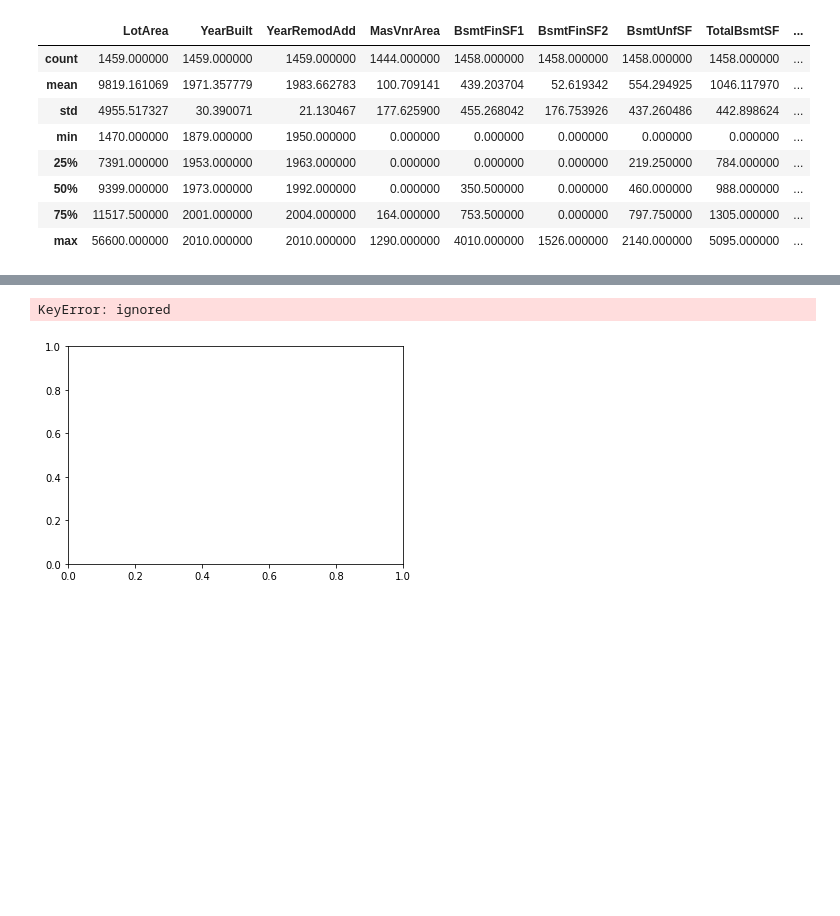
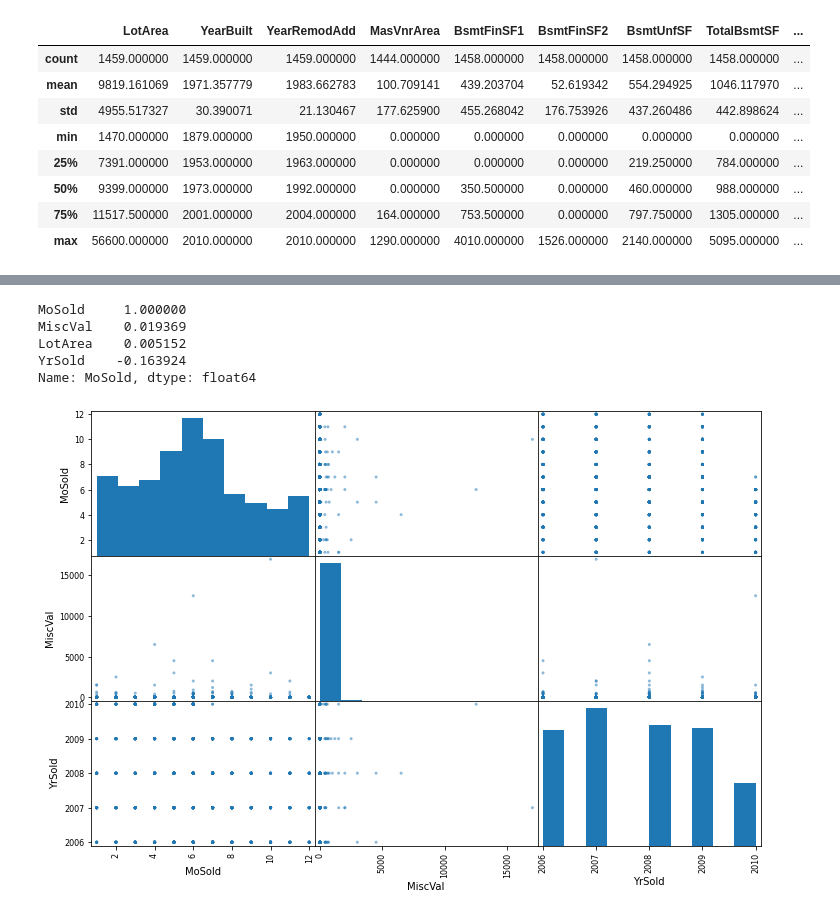
Before and after one commit to mayurijoshi106/mayuri_INFO5731_spring2020, a Jupyter notebook: INFO5731_Assignment_Four_MJ.ipynb, the cells around one changed output, grey strips where cells are left out. Cells and saved outputs as stored; diff of their text form; code cells hidden in the pictures; blank space fills up the shorter version.

```diff
--- a/INFO5731_Assignment_Four_MJ.ipynb
+++ b/INFO5731_Assignment_Four_MJ.ipynb
@@ -182,6 +228,18 @@ plt.show()
-# %%
-sf_train.plot(kind="scatter", x="longitude", y="latitude", alpha=0.2)
-plt.savefig('map1.png')
-# %% [output]
-KeyError: ignored
-[figure, removed]
+# %%
+corr_matrix = sf_test.corr()
+corr_matrix["MoSold"].sort_values(ascending=False)
+# %% [output]
+MoSold     1.000000
+MiscVal    0.019369
+LotArea    0.005152
+YrSold    -0.163924
+Name: MoSold, dtype: float64
+# %%
+import matplotlib.pyplot as plt
+import pandas as pd
+from pandas.plotting import scatter_matrix
+attributes = ["MoSold", "MiscVal", "YrSold"]
+scatter_matrix(sf_test[attributes], figsize=(12, 8))
+plt.savefig('matrix.png')
+# %% [output]
+[figure, added]
```
Also changed, not shown: parts of 17 cells of this notebook.
